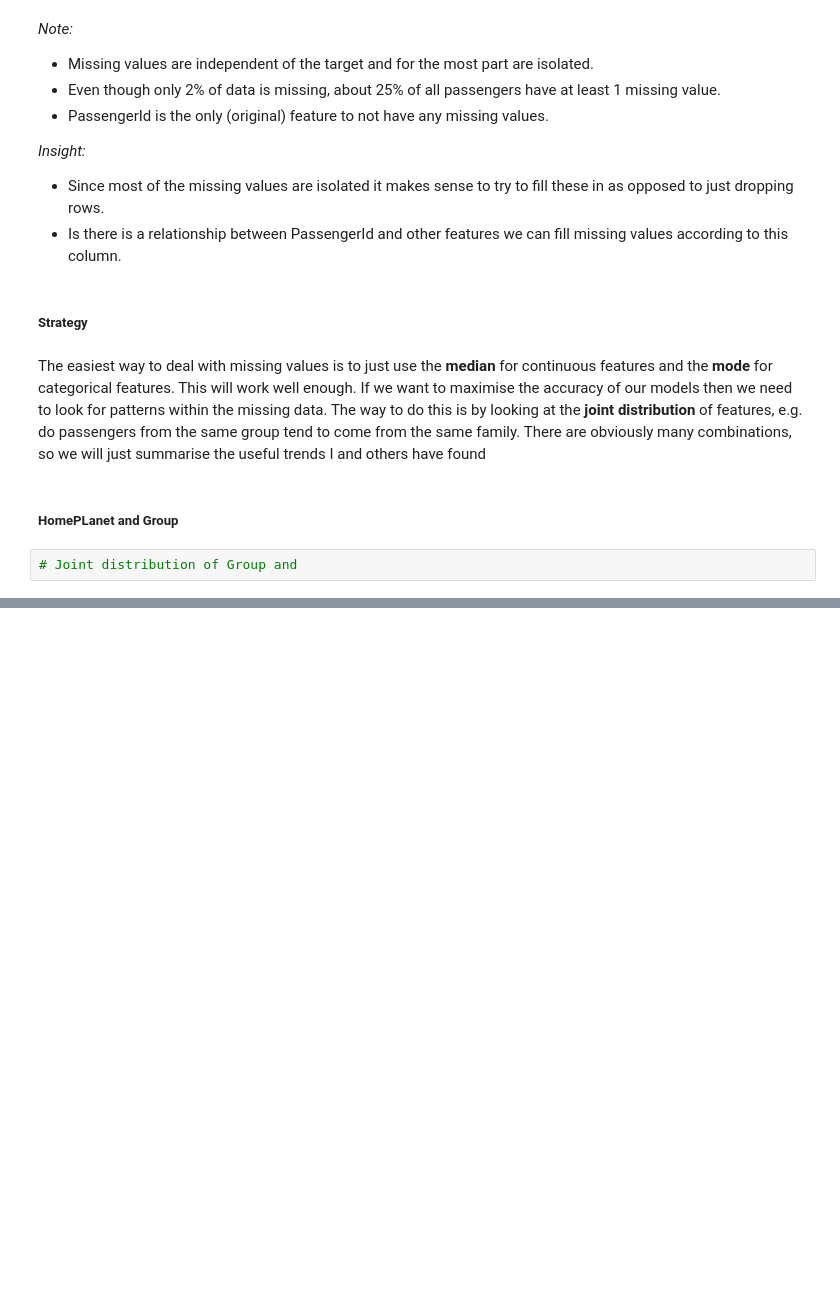
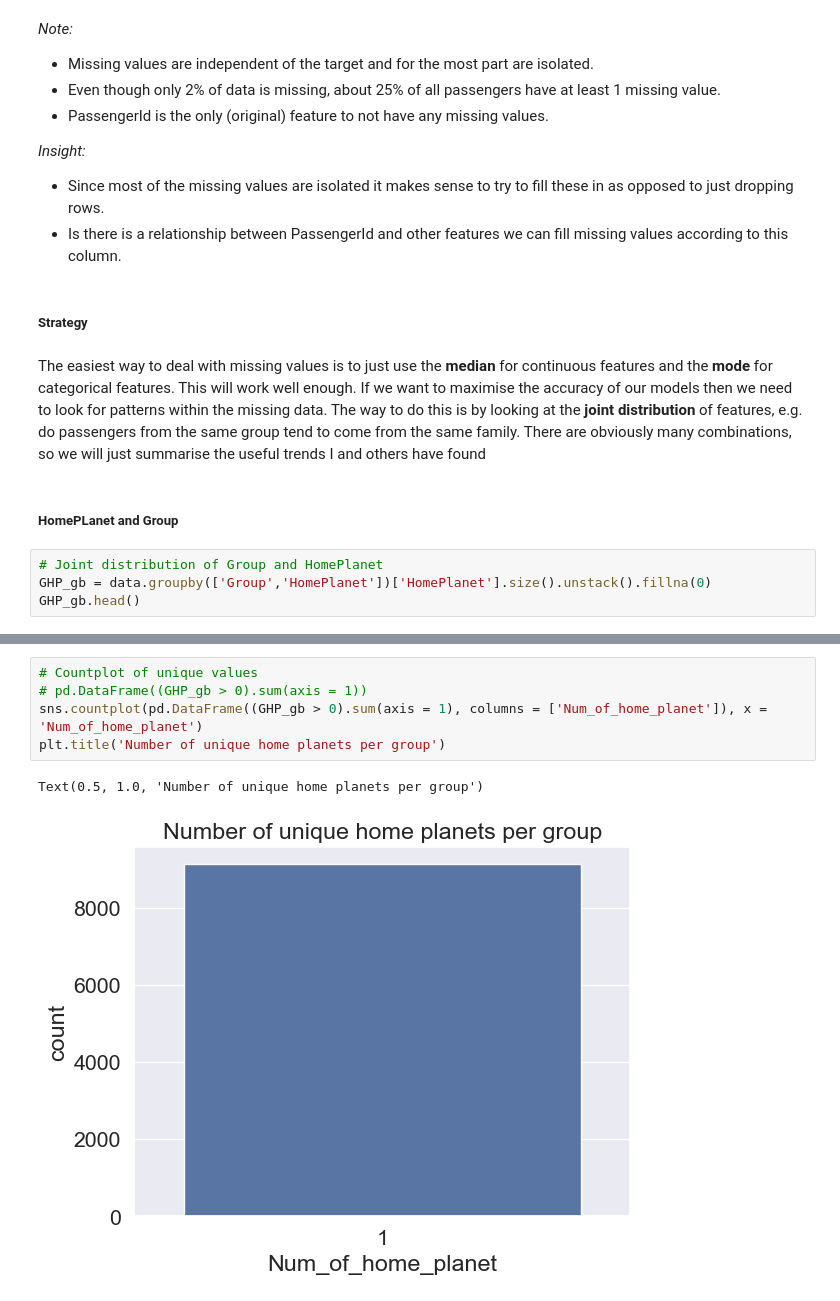
Before and after one commit to PdAlbedo/Spaceship_Titanic, a Jupyter notebook: Spaceship_Practice_Guide.ipynb, the cells around one changed output, grey strips where cells are left out. Cells and saved outputs as stored; diff of their text form; blank space fills up the shorter version.

Commit message:
Missing values filling start

```diff
--- a/Spaceship_Practice_Guide.ipynb
+++ b/Spaceship_Practice_Guide.ipynb
@@ -493,4 +493,6 @@ There are obviously many combinations, so we will just summarise the useful tren
 # %% [markdown]
 ##### HomePLanet and Group
 # %%
-# Joint distribution of Group and
+# Joint distribution of Group and HomePlanet
+GHP_gb = data.groupby(['Group','HomePlanet'])['HomePlanet'].size().unstack().fillna(0)
+GHP_gb.head()
@@ -496,0 +507,8 @@ There are obviously many combinations, so we will just summarise the useful tren
+# %%
+# Countplot of unique values
+# pd.DataFrame((GHP_gb > 0).sum(axis = 1))
+sns.countplot(pd.DataFrame((GHP_gb > 0).sum(axis = 1), columns = ['Num_of_home_planet']), x = 'Num_of_home_planet')
+plt.title('Number of unique home planets per group')
+# %% [output]
+Text(0.5, 1.0, 'Number of unique home planets per group')
+[figure, added]
```
Also changed, not shown: parts of 1 cell of this notebook.
